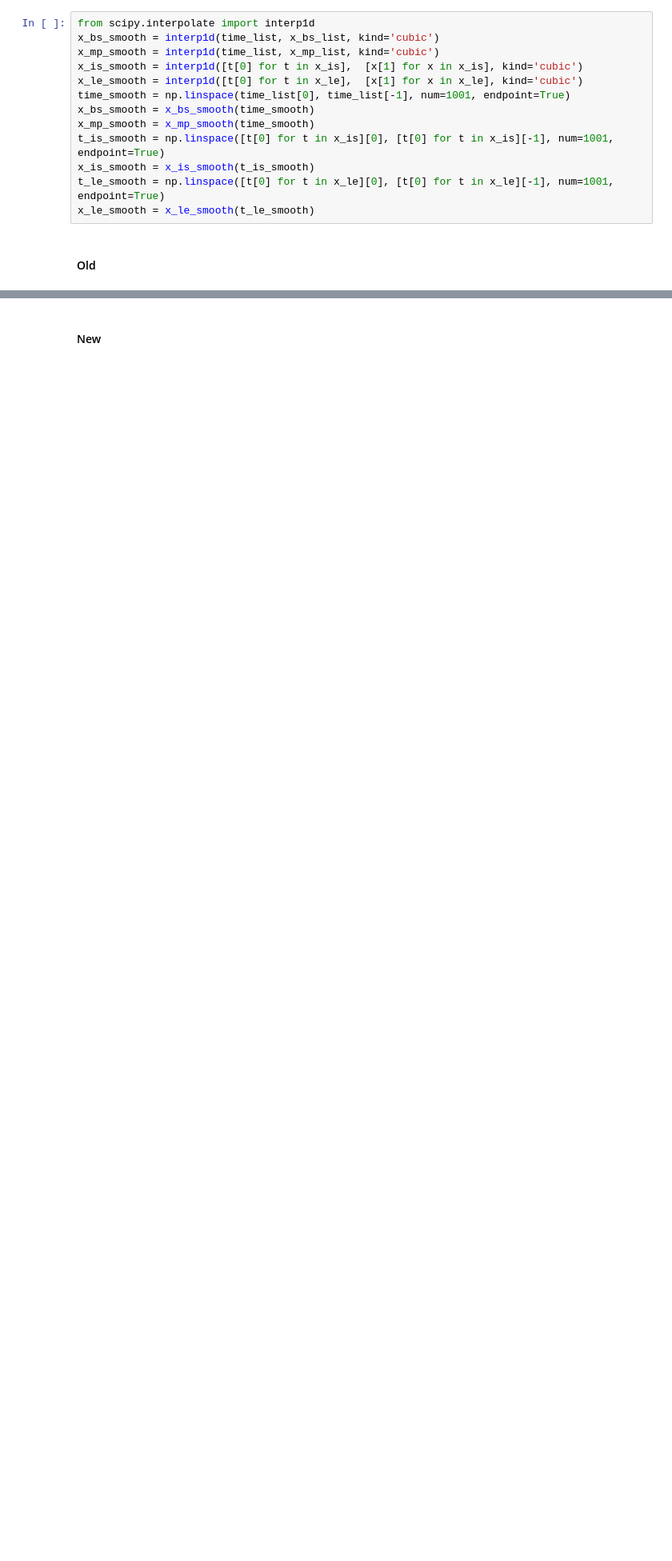
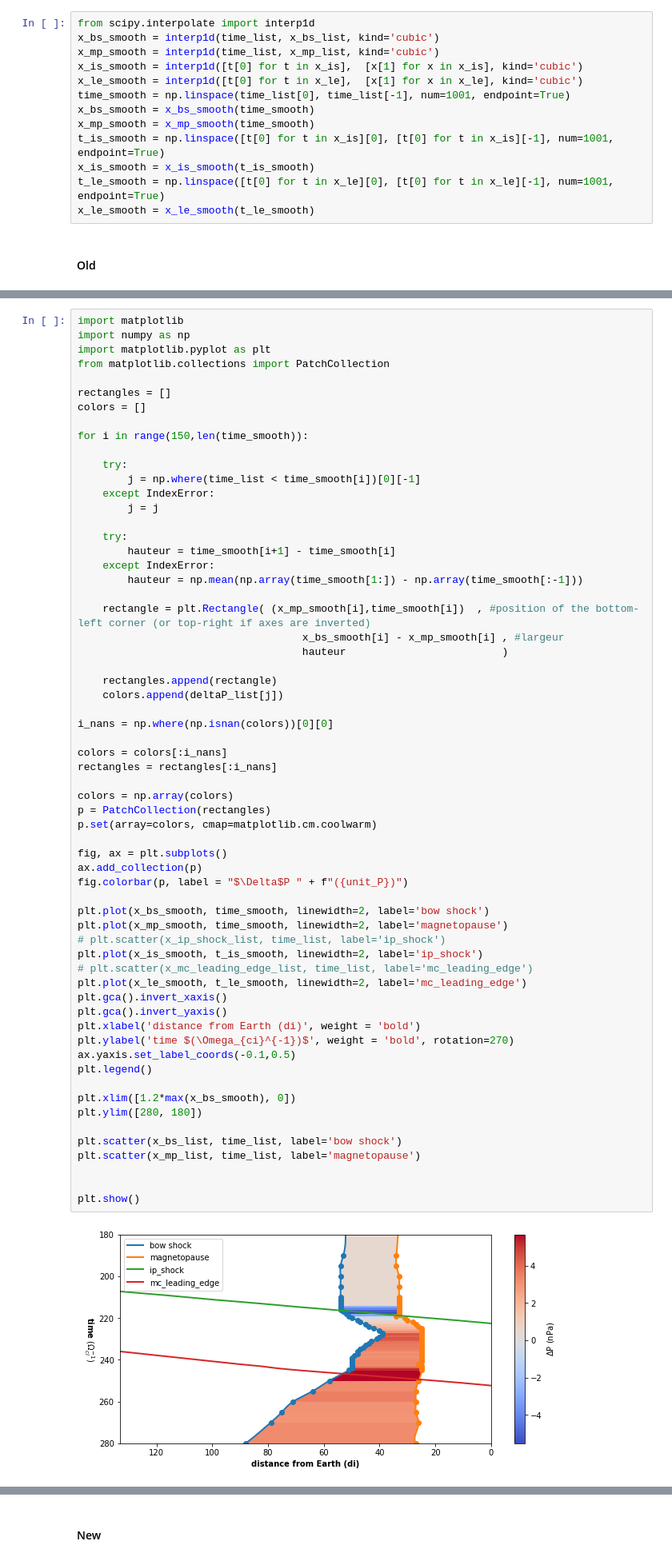
Before and after one commit to cmoissar/Jupyter-Notebooks, a Jupyter notebook: Story_Reader.ipynb, the cells around one changed output, grey strips where cells are left out. Shown at 80% size. Saved outputs shown, nothing was run; the diff lists cells and outputs as text; blank space fills up the shorter version.

```diff
--- a/Story_Reader.ipynb
+++ b/Story_Reader.ipynb
@@ -700,0 +647,64 @@ plt.show()
+# %%
+import matplotlib
+import numpy as np
+import matplotlib.pyplot as plt
+from matplotlib.collections import PatchCollection
+
+rectangles = []
+colors = []
+
+for i in range(150,len(time_smooth)):
+
+    try:
+        j = np.where(time_list < time_smooth[i])[0][-1]
+    except IndexError:
+        j = j
+
+    try:
+        hauteur = time_smooth[i+1] - time_smooth[i]
+    except IndexError:
+        hauteur = np.mean(np.array(time_smooth[1:]) - np.array(time_smooth[:-1]))
+
+    rectangle = plt.Rectangle( (x_mp_smooth[i],time_smooth[i])  , #position of the bottom-left corner (or top-right if axes are inverted)
+                                    x_bs_smooth[i] - x_mp_smooth[i] , #largeur
+                                    hauteur                         )
+
+    rectangles.append(rectangle)
+    colors.append(deltaP_list[j])
+
+i_nans = np.where(np.isnan(colors))[0][0]
+
+colors = colors[:i_nans]
+rectangles = rectangles[:i_nans]
+
+colors = np.array(colors)
+p = PatchCollection(rectangles)
+p.set(array=colors, cmap=matplotlib.cm.coolwarm)
+
+fig, ax = plt.subplots()
+ax.add_collection(p)
+fig.colorbar(p, label = "$\Delta$P " + f"({unit_P})")
+
+plt.plot(x_bs_smooth, time_smooth, linewidth=2, label='bow shock')
+plt.plot(x_mp_smooth, time_smooth, linewidth=2, label='magnetopause')
+# plt.scatter(x_ip_shock_list, time_list, label='ip_shock')
+plt.plot(x_is_smooth, t_is_smooth, linewidth=2, label='ip_shock')
+# plt.scatter(x_mc_leading_edge_list, time_list, label='mc_leading_edge')
+plt.plot(x_le_smooth, t_le_smooth, linewidth=2, label='mc_leading_edge')
+plt.gca().invert_xaxis()
+plt.gca().invert_yaxis()
+plt.xlabel('distance from Earth (di)', weight = 'bold')
+plt.ylabel('time $(\Omega_{ci}^{-1})$', weight = 'bold', rotation=270)
+ax.yaxis.set_label_coords(-0.1,0.5)
+plt.legend()
+
+plt.xlim([1.2*max(x_bs_smooth), 0])
+plt.ylim([280, 180])
+
+plt.scatter(x_bs_list, time_list, label='bow shock')
+plt.scatter(x_mp_list, time_list, label='magnetopause')
+
+
+plt.show()
+# %% [output]
+[figure, added]
```
Also changed, not shown: parts of 15 cells of this notebook, 3 other files.
